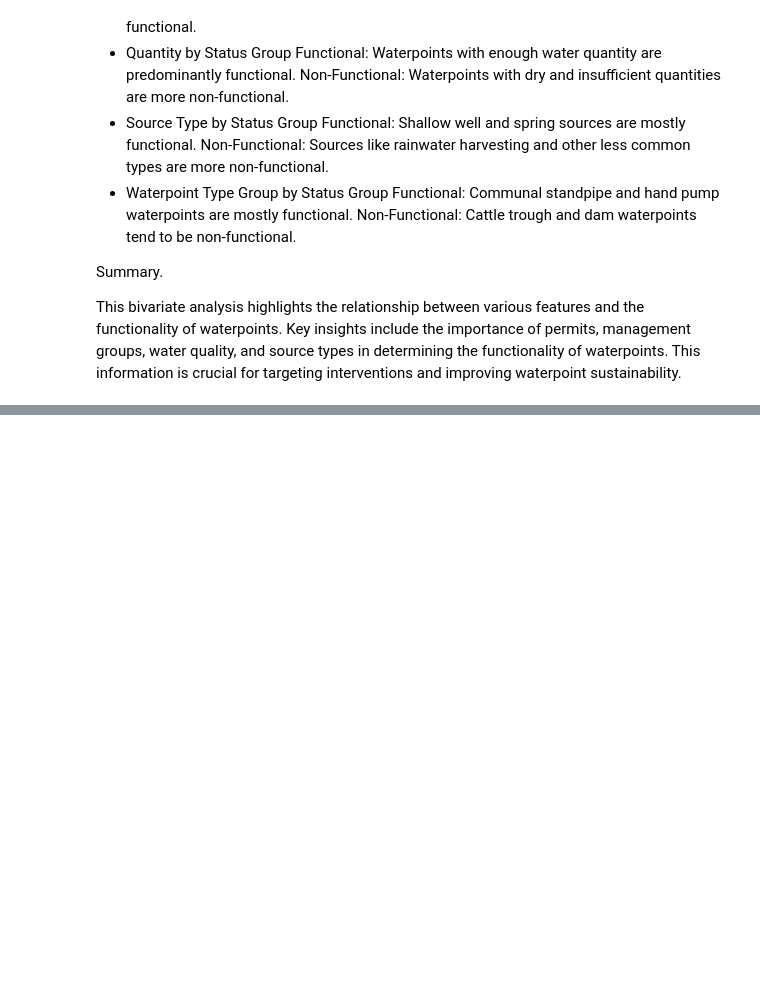
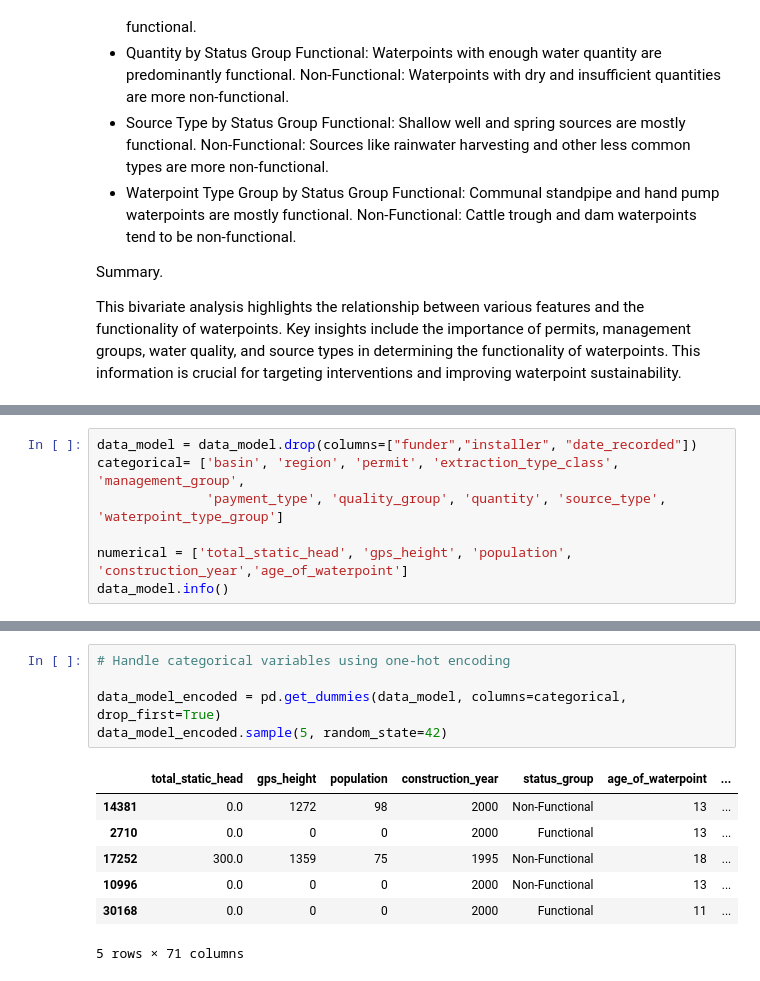
Before and after one commit to PaulMuniu/Tanzania_Water_Wells_Model, a Jupyter notebook: Tanzania_wells.ipynb, the cells around one changed output, grey strips where cells are left out. Saved outputs shown, nothing was run; the diff lists cells and outputs as text; blank space fills up the shorter version.

```diff
--- a/Tanzania_wells.ipynb
+++ b/Tanzania_wells.ipynb
@@ -681,0 +721,7 @@ This bivariate analysis highlights the relationship between various features and
+# %%
+data_model = data_model.drop(columns=["funder","installer", "date_recorded"])
+categorical= ['basin', 'region', 'permit', 'extraction_type_class', 'management_group',
+              'payment_type', 'quality_group', 'quantity', 'source_type', 'waterpoint_type_group']
+
+numerical = ['total_static_head', 'gps_height', 'population', 'construction_year','age_of_waterpoint']
+data_model.info()
@@ -681,0 +746,13 @@ This bivariate analysis highlights the relationship between various features and
+# %%
+# Handle categorical variables using one-hot encoding
+
+data_model_encoded = pd.get_dummies(data_model, columns=categorical, drop_first=True)
+data_model_encoded.sample(5, random_state=42)
+# %% [output]
+|  | total_static_head | gps_height | population | construction_year | status_group | age_of_waterpoint | ... |
+| 14381 | 0.0 | 1272 | 98 | 2000 | Non-Functional | 13 | ... |
+| 2710 | 0.0 | 0 | 0 | 2000 | Functional | 13 | ... |
+| 17252 | 300.0 | 1359 | 75 | 1995 | Non-Functional | 18 | ... |
+| 10996 | 0.0 | 0 | 0 | 2000 | Non-Functional | 13 | ... |
+| 30168 | 0.0 | 0 | 0 | 2000 | Functional | 11 | ... |
+5 rows × 71 columns
```
Also changed, not shown: parts of 24 cells of this notebook.
